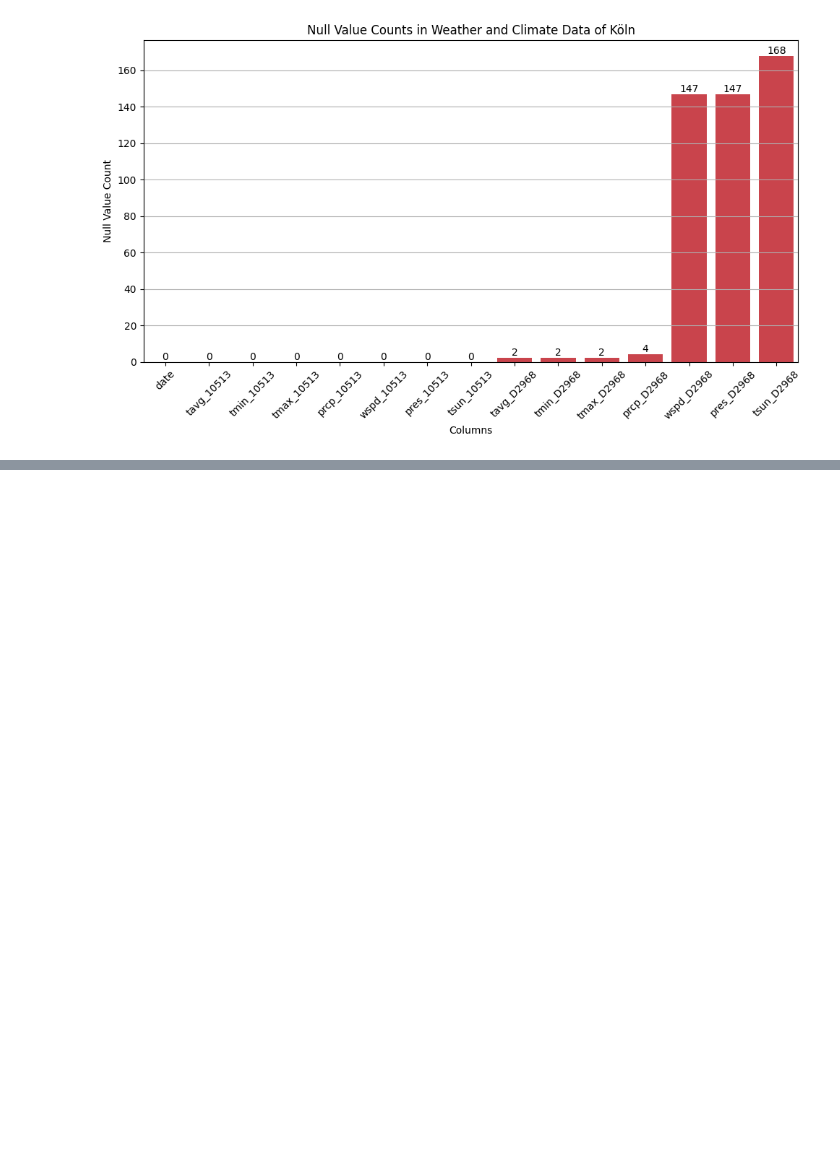
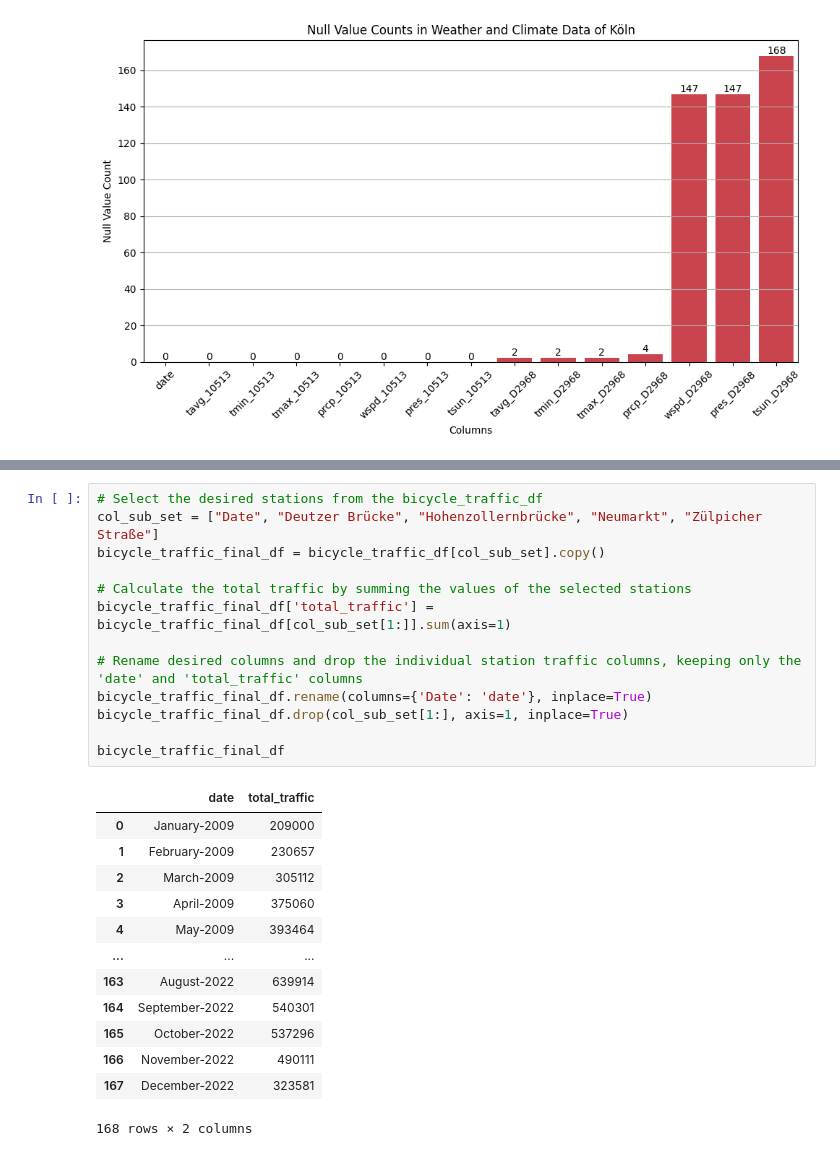
Before and after one commit to sujitdebnath/fau-data-engineering-ss23, a Jupyter notebook: project/report.ipynb, the cells around one changed output, grey strips where cells are left out. Cells and saved outputs as stored; diff of their text form; blank space fills up the shorter version.

```diff
--- a/project/report.ipynb
+++ b/project/report.ipynb
@@ -301,0 +319,27 @@ plt.show()
+# %%
+# Select the desired stations from the bicycle_traffic_df
+col_sub_set = ["Date", "Deutzer Brücke", "Hohenzollernbrücke", "Neumarkt", "Zülpicher Straße"]
+bicycle_traffic_final_df = bicycle_traffic_df[col_sub_set].copy()
+
+# Calculate the total traffic by summing the values of the selected stations
+bicycle_traffic_final_df['total_traffic'] = bicycle_traffic_final_df[col_sub_set[1:]].sum(axis=1)
+
+# Rename desired columns and drop the individual station traffic columns, keeping only the 'date' and 'total_traffic' columns
+bicycle_traffic_final_df.rename(columns={'Date': 'date'}, inplace=True)
+bicycle_traffic_final_df.drop(col_sub_set[1:], axis=1, inplace=True)
+
+bicycle_traffic_final_df
+# %% [output]
+|  | date | total_traffic |
+| 0 | January-2009 | 209000 |
+| 1 | February-2009 | 230657 |
+| 2 | March-2009 | 305112 |
+| 3 | April-2009 | 375060 |
+| 4 | May-2009 | 393464 |
+| ... | ... | ... |
+| 163 | August-2022 | 639914 |
+| 164 | September-2022 | 540301 |
+| 165 | October-2022 | 537296 |
+| 166 | November-2022 | 490111 |
+| 167 | December-2022 | 323581 |
+168 rows × 2 columns
```
Also changed, not shown: parts of 8 cells of this notebook.
